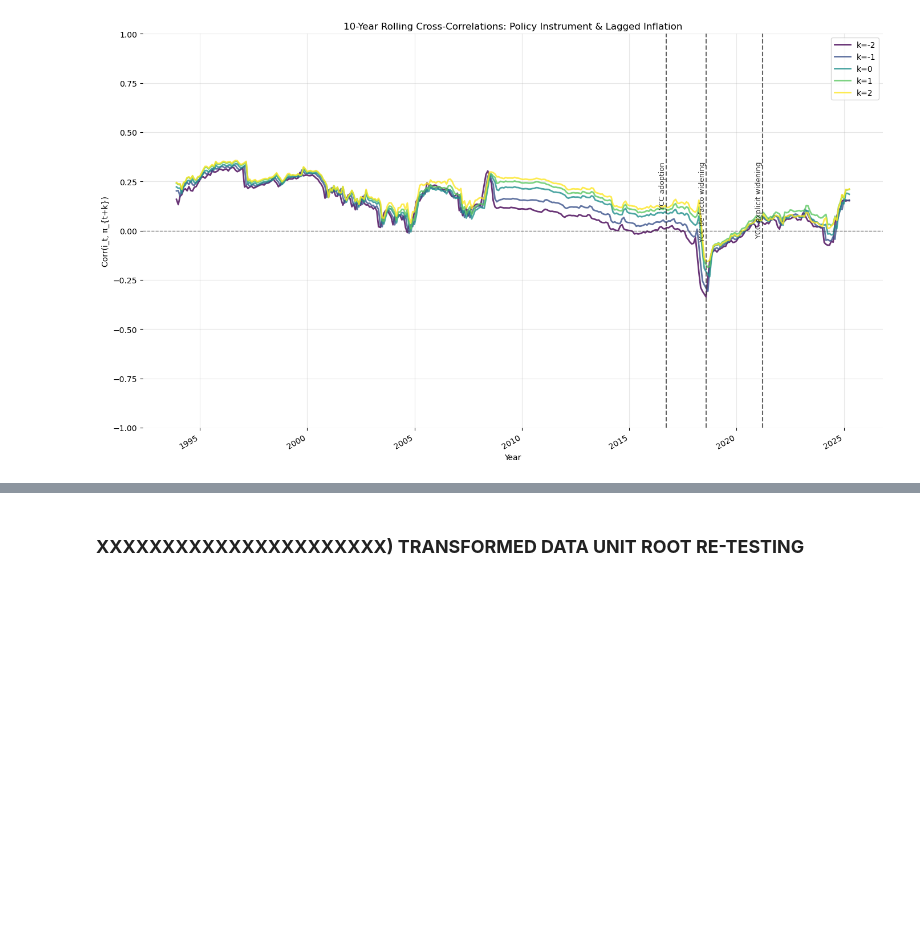
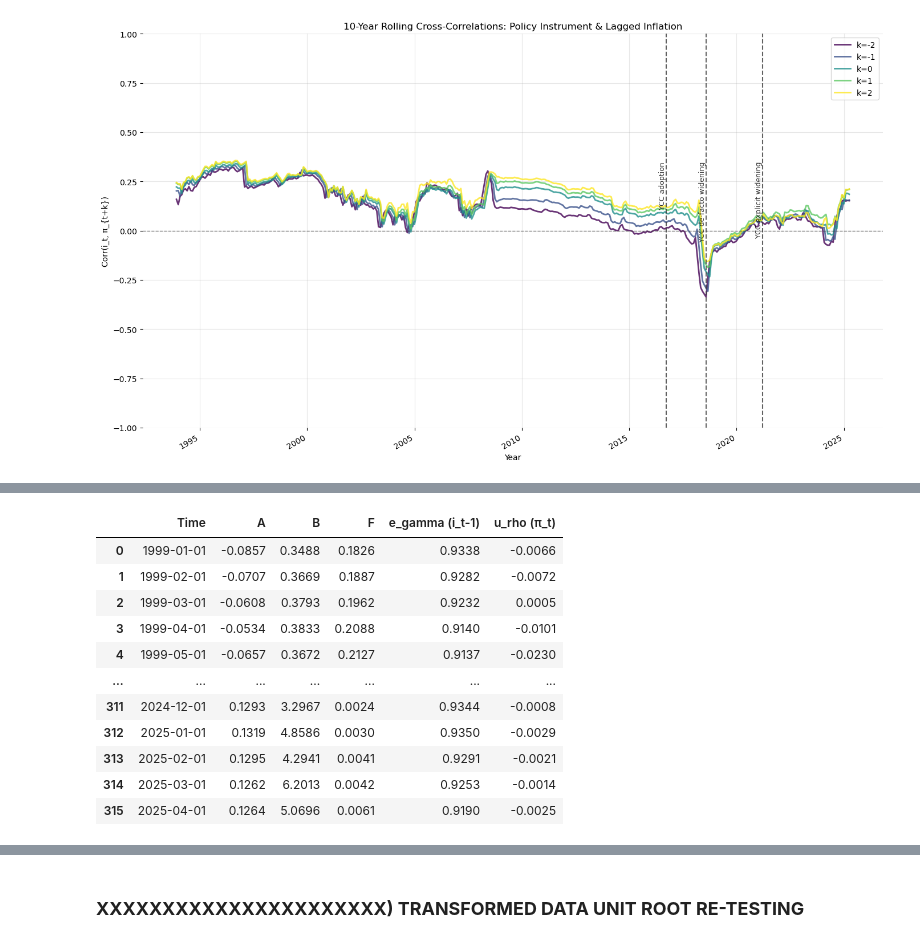
Before and after one commit to EliaLand/Policy_Target_RegimeSwitchingPersistence, a Jupyter notebook: Module3_ar_analysis.ipynb, the cells around one changed output, grey strips where cells are left out. Drawn from its saved outputs; the diff is of its cells as text; code cells hidden in the pictures; blank space fills up the shorter version.

```diff
--- a/Module3_ar_analysis.ipynb
+++ b/Module3_ar_analysis.ipynb
@@ -2170,0 +2173,84 @@ plt.show()
+# %%
+# 10-year rolling window first-order Single Input Single Output (SISO) Model
+# (!!!) π_t = A π_{t-1} + B i_{t-1} + ε_t
+df = jp_core_hybrid_df.copy()
+df["Time"] = pd.to_datetime(df["Time"])
+df = df.set_index("Time")
+
+# Inflation
+pi = df["LogDiff-HICP (SA)"].dropna()
+# Policy Instrument
+i  = df["Call Money/Interbank Immediate (%)"].dropna()
+
+# (!!!) 10-year rolling correlations, same approach as we did for AR(1) Rolling Window
+# (!!!) 10 years correpsond to 120 lags in monthly frequency
+window = 120
+results = []
+
+# Estimation loop
+# (!!!) We need to adjust date alignment, and window like before
+# (!!!) Chunk Extraction (120)
+for start in range(window, len(pi)):
+
+
+
+# Single Input Single Output Model: i_t-1 = Fi_{π_t-1} + e_t
+    i_tm1 = i.iloc[start-window:start]
+# Regressors: pi_t-1 and i_t-1
+    X = pd.DataFrame({"pi_t-1": pi.shift(1).iloc[start-window:start]}).dropna()
+    X = sm.add_constant(X)
+    i_tm1  = i_tm1.loc[X.index]
+# Model Estimation (OLS)
+    model = sm.OLS(i_tm1, X).fit()
+# (!!!) We need to get F, coeff of pi_t-1
+    F = model.params["pi_t-1"]
+# Residuals AR(1): u_t-1 = rho u_t-2 + n_t
+    e_tm1 = model.resid.dropna()
+    e_gamma = e_tm1.autocorr(lag=1)
+
+
+
+
+# Single Input Single Output Model: π_t = A π_{t-1} + B i_{t-1} + u_t
+# Dependent: pi_t
+    pi_t = pi.iloc[start-window:start]
+# Regressors: pi_t-1 and i_t-1
+    X = pd.concat([pi.shift(1).iloc[start-window:start],
+                   i.shift(1).iloc[start-window:start]], axis=1).dropna()
+    X.columns = ["pi_t-1", "i_t-1"]
+# (!!!) Index allignment
+    pi_t = pi_t.loc[X.index]
+    X = sm.add_constant(X)
+
+# Model Estimation (OLS)
+    model = sm.OLS(pi_t, X).fit()
+# (!!!) We need to get A and B, which are coeff1 and coeff2
+    A = model.params["pi_t-1"]
+    B = model.params["i_t-1"]
+
+# Residuals AR(1): u_t-1 = rho u_t-2 + n_t
+    u_t = model.resid.dropna()
+    u_rho = u_t.autocorr(lag=1)
+
+    results.append({
+        "Time": pi.index[start],
+        "A": A, "B": B, "F": F,
+        "e_gamma (i_t-1)": e_gamma, "u_rho (π_t)": u_rho
+    })
+
+results_df = pd.DataFrame(results).round(4)
+abf_10roll_df = results_df.copy()
+abf_10roll_df
+# %% [output]
+|  | Time | A | B | F | e_gamma (i_t-1) | u_rho (π_t) |
+| 0 | 1999-01-01 | -0.0857 | 0.3488 | 0.1826 | 0.9338 | -0.0066 |
+| 1 | 1999-02-01 | -0.0707 | 0.3669 | 0.1887 | 0.9282 | -0.0072 |
+| 2 | 1999-03-01 | -0.0608 | 0.3793 | 0.1962 | 0.9232 | 0.0005 |
+| 3 | 1999-04-01 | -0.0534 | 0.3833 | 0.2088 | 0.9140 | -0.0101 |
+| 4 | 1999-05-01 | -0.0657 | 0.3672 | 0.2127 | 0.9137 | -0.0230 |
+| ... | ... | ... | ... | ... | ... | ... |
+| 311 | 2024-12-01 | 0.1293 | 3.2967 | 0.0024 | 0.9344 | -0.0008 |
+| 312 | 2025-01-01 | 0.1319 | 4.8586 | 0.0030 | 0.9350 | -0.0029 |
+| 313 | 2025-02-01 | 0.1295 | 4.2941 | 0.0041 | 0.9291 | -0.0021 |
+| 314 | 2025-03-01 | 0.1262 | 6.2013 | 0.0042 | 0.9253 | -0.0014 |
+| 315 | 2025-04-01 | 0.1264 | 5.0696 | 0.0061 | 0.9190 | -0.0025 |
```
Also changed, not shown: parts of 5 cells of this notebook, 4 other files.
